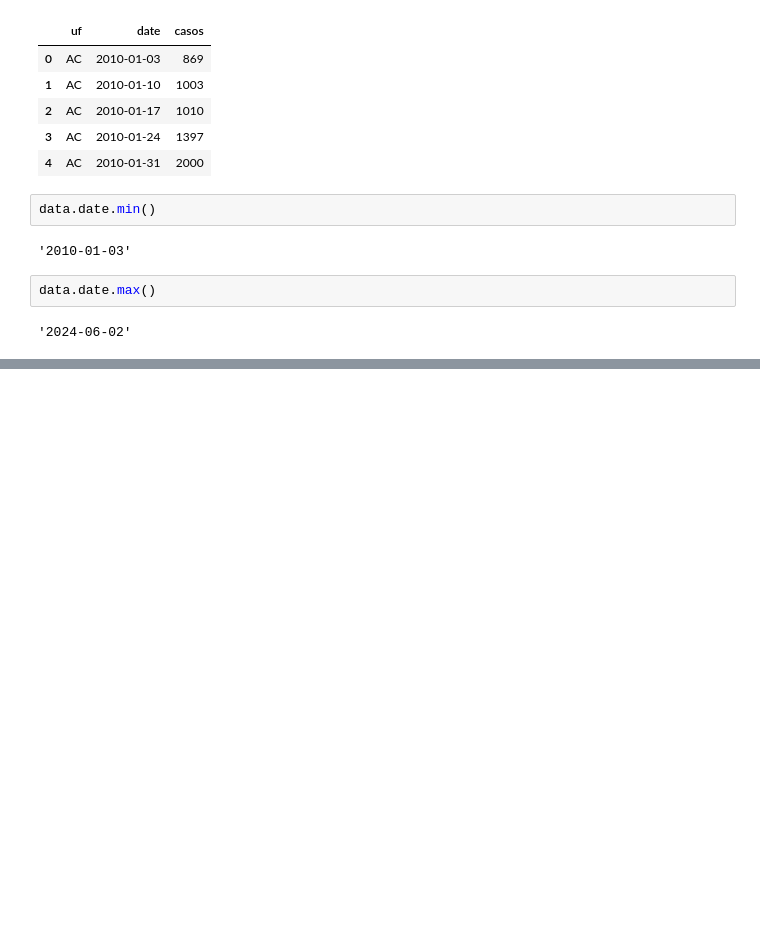
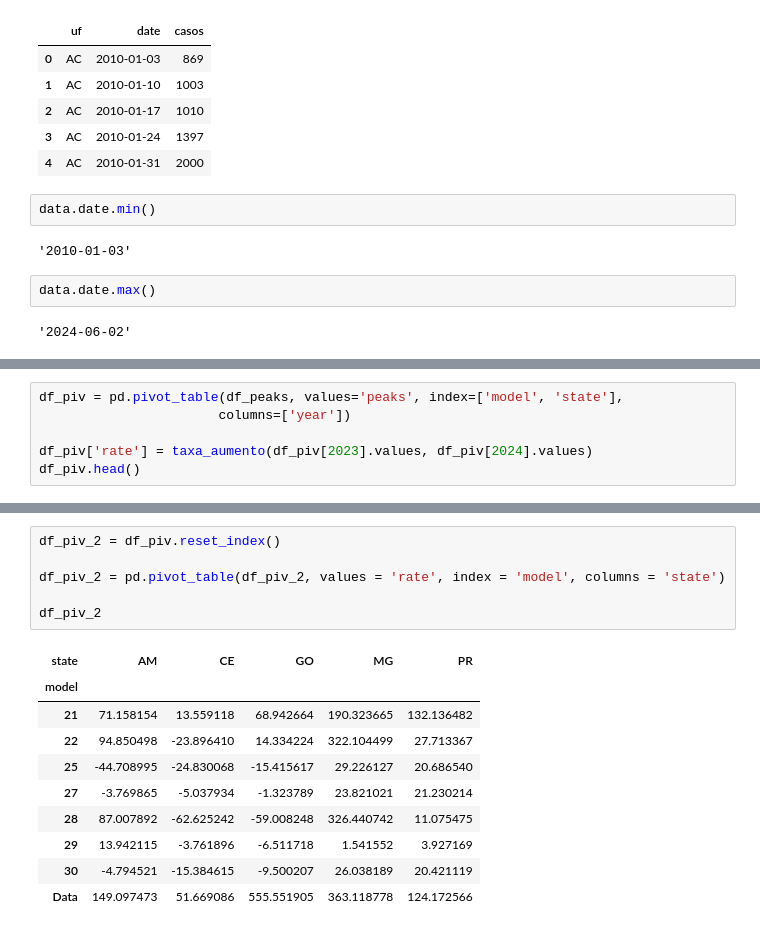
Before and after one commit to Mosqlimate-project/sprint-template, a Jupyter notebook: scores/comp_the_predictions.ipynb, the cells around one changed output, grey strips where cells are left out. Saved outputs shown, nothing was run; the diff lists cells and outputs as text; blank space fills up the shorter version.

```diff
--- a/scores/comp_the_predictions.ipynb
+++ b/scores/comp_the_predictions.ipynb
@@ -198,0 +207,6 @@ plt.show()
+# %%
+df_piv = pd.pivot_table(df_peaks, values='peaks', index=['model', 'state'],
+                       columns=['year'])
+
+df_piv['rate'] = taxa_aumento(df_piv[2023].values, df_piv[2024].values)
+df_piv.head()
@@ -198,0 +221,17 @@ plt.show()
+# %%
+df_piv_2 = df_piv.reset_index()
+
+df_piv_2 = pd.pivot_table(df_piv_2, values = 'rate', index = 'model', columns = 'state')
+
+df_piv_2
+# %% [output]
+| state | AM | CE | GO | MG | PR |
+| model |  |  |  |  |  |
+| 21 | 71.158154 | 13.559118 | 68.942664 | 190.323665 | 132.136482 |
+| 22 | 94.850498 | -23.896410 | 14.334224 | 322.104499 | 27.713367 |
+| 25 | -44.708995 | -24.830068 | -15.415617 | 29.226127 | 20.686540 |
+| 27 | -3.769865 | -5.037934 | -1.323789 | 23.821021 | 21.230214 |
+| 28 | 87.007892 | -62.625242 | -59.008248 | 326.440742 | 11.075475 |
+| 29 | 13.942115 | -3.761896 | -6.511718 | 1.541552 | 3.927169 |
+| 30 | -4.794521 | -15.384615 | -9.500207 | 26.038189 | 20.421119 |
+| Data | 149.097473 | 51.669086 | 555.551905 | 363.118778 | 124.172566 |
```
Also changed, not shown: parts of 15 cells of this notebook, 7 other files.
